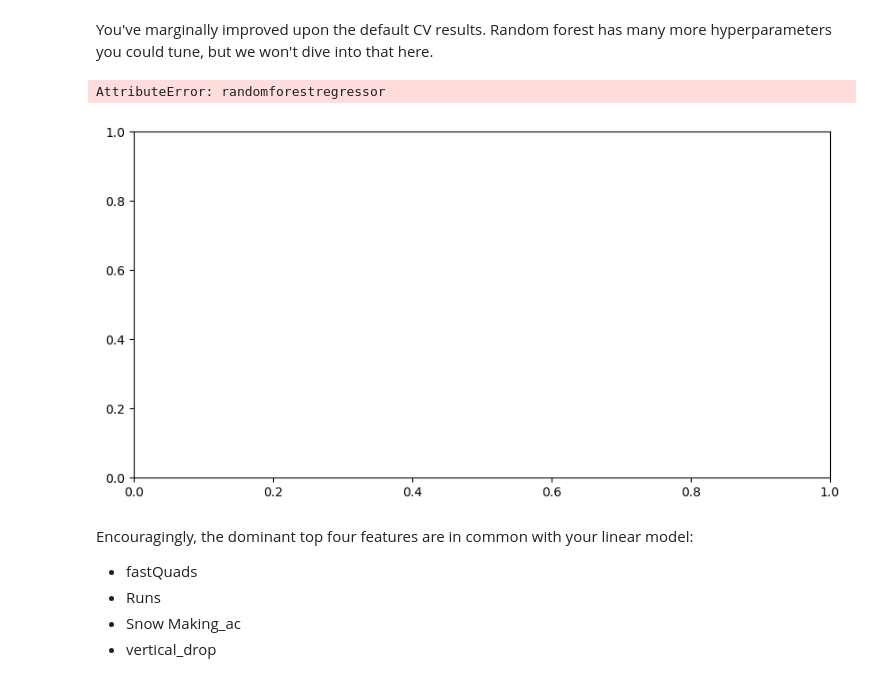
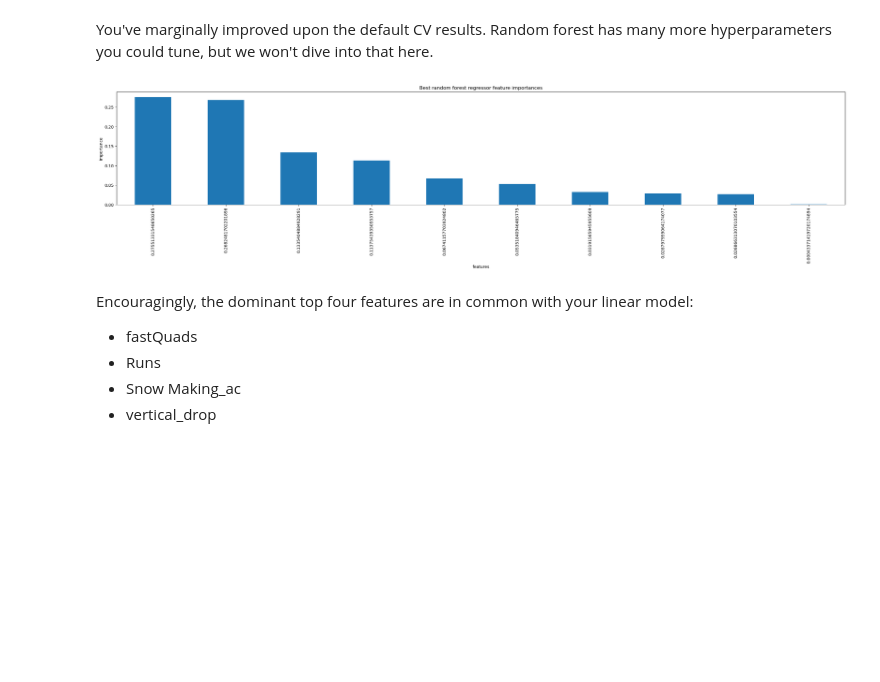
Before and after one commit to npandey472/DataScienceGuidedCapstone, a Jupyter notebook: Notebooks/04_preprocessing_and_training.ipynb, the cells around one changed output. Saved outputs shown, nothing was run; the diff lists cells and outputs as text; code cells hidden in the pictures; blank space fills up the shorter version.

Commit message:
Updated file 04_preprocessing_and_training.ipynb' and commiting the changes to github

```diff
--- a/Notebooks/04_preprocessing_and_training.ipynb
+++ b/Notebooks/04_preprocessing_and_training.ipynb
@@ -1077,21 +1077,26 @@ np.mean(rf_best_scores), np.std(rf_best_scores)
 You've marginally improved upon the default CV results. Random forest has many more hyperparameters you could tune, but we won't dive into that here.
 # %%
 #Code task 27#
-#Plot a barplot of the random forest's feature importances,
-#assigning the `feature_importances_` attribute of
-#`rf_grid_cv.best_estimator_.named_steps.randomforestregressor` to the name `imps` to then
-#create a pandas Series object of the feature importances, with the index given by the
-#training data column names, sorting the values in descending order
-plt.subplots(figsize=(10, 5))
-imps = rf_grid_cv.best_estimator_.named_steps.randomforestregressor.___
-rf_feat_imps = pd.Series(__, index=X_train.columns).sort_values(ascending=False)
+#Plot a barplot of the random forest's feature importances
+plt.subplots(figsize=(32, 5))
+
+# Get the feature names from the pipeline
+# This accesses the feature names that were actually used in the model
+feature_names = rf_grid_cv.best_estimator_.named_steps['rf'].feature_importances_
+
+# Get feature importances
+imps = rf_grid_cv.best_estimator_.named_steps['rf'].feature_importances_
+
+# Create a pandas Series with the correct feature names
+rf_feat_imps = pd.Series(imps, index=feature_names).sort_values(ascending=False)
+
+# Plot
 rf_feat_imps.plot(kind='bar')
 plt.xlabel('features')
 plt.ylabel('importance')
 plt.title('Best random forest regressor feature importances');
 # %% [output]
-AttributeError: randomforestregressor
-[figure, old version]
+[figure, new version]
 # %% [markdown]
 Encouragingly, the dominant top four features are in common with your linear model:
 * fastQuads
```
Also changed, not shown: parts of 13 cells of this notebook, 1 other file.
